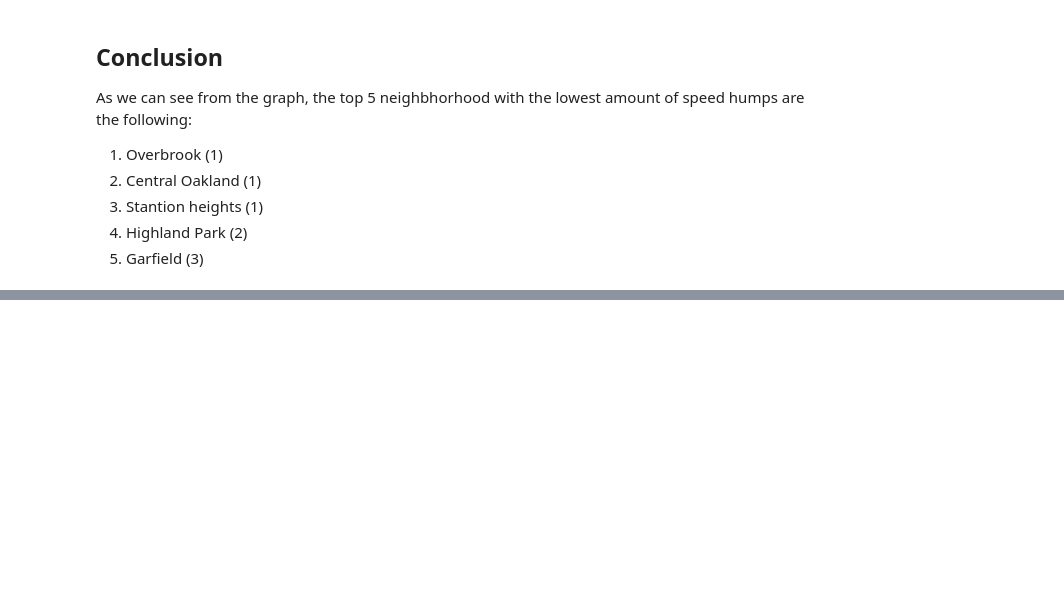
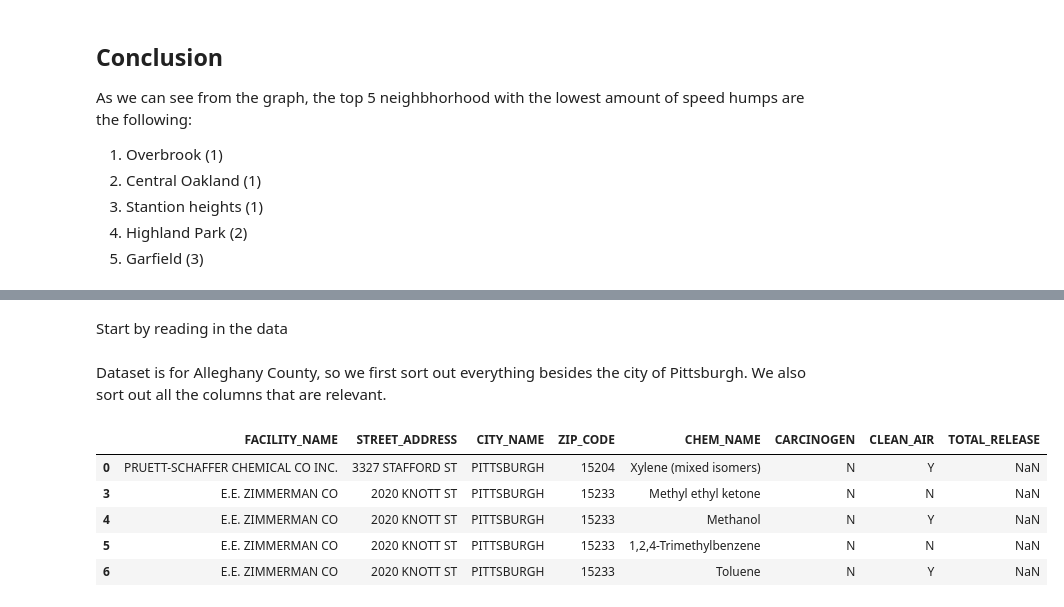
Before and after one commit to aaz50/Big-Ideas-Final, a Jupyter notebook: Final.ipynb, the cells around one changed output, grey strips where cells are left out. Drawn from its saved outputs; the diff is of its cells as text; code cells hidden in the pictures; blank space fills up the shorter version.

```diff
--- a/Final.ipynb
+++ b/Final.ipynb
@@ -185,0 +196,17 @@ As we can see from the graph, the top 5 neighbhorhood with the lowest amount of
+# %% [markdown]
+Start by reading in the data
+# %%
+watertoxdata = pd.read_csv("https://data.wprdc.org/datastore/dump/c9baaa77-2dc5-494c-a2ce-f90db9106df2")
+# %% [markdown]
+Dataset is for Alleghany County, so we first sort out everything besides the city of Pittsburgh. We also sort out all the columns that are relevant.
+# %%
+filtered_data = watertoxdata[watertoxdata['CITY_NAME'].str.contains('PITTSBURGH', case=False, na=False)]
+columns_to_display = ['FACILITY_NAME', 'STREET_ADDRESS',  'CITY_NAME', 'ZIP_CODE', 'CHEM_NAME', 'CARCINOGEN', 'CLEAN_AIR', 'TOTAL_RELEASE']
+filtered_data[columns_to_display].head()
+# %% [output]
+|  | FACILITY_NAME | STREET_ADDRESS | CITY_NAME | ZIP_CODE | CHEM_NAME | CARCINOGEN | CLEAN_AIR | TOTAL_RELEASE |
+| 0 | PRUETT-SCHAFFER CHEMICAL CO INC. | 3327 STAFFORD ST | PITTSBURGH | 15204 | Xylene (mixed isomers) | N | Y | NaN |
+| 3 | E.E. ZIMMERMAN CO | 2020 KNOTT ST | PITTSBURGH | 15233 | Methyl ethyl ketone | N | N | NaN |
+| 4 | E.E. ZIMMERMAN CO | 2020 KNOTT ST | PITTSBURGH | 15233 | Methanol | N | Y | NaN |
+| 5 | E.E. ZIMMERMAN CO | 2020 KNOTT ST | PITTSBURGH | 15233 | 1,2,4-Trimethylbenzene | N | N | NaN |
+| 6 | E.E. ZIMMERMAN CO | 2020 KNOTT ST | PITTSBURGH | 15233 | Toluene | N | Y | NaN |
```
Also changed, not shown: parts of 37 cells of this notebook, 3 other files.
